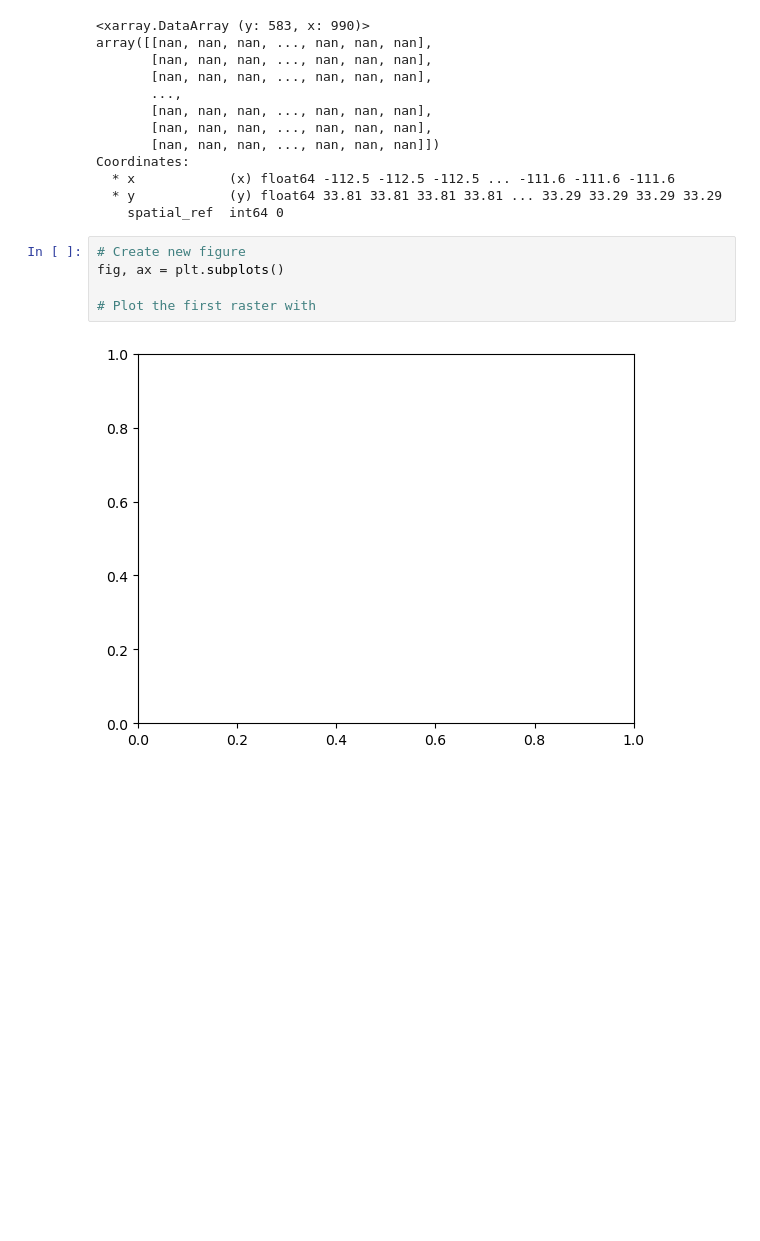
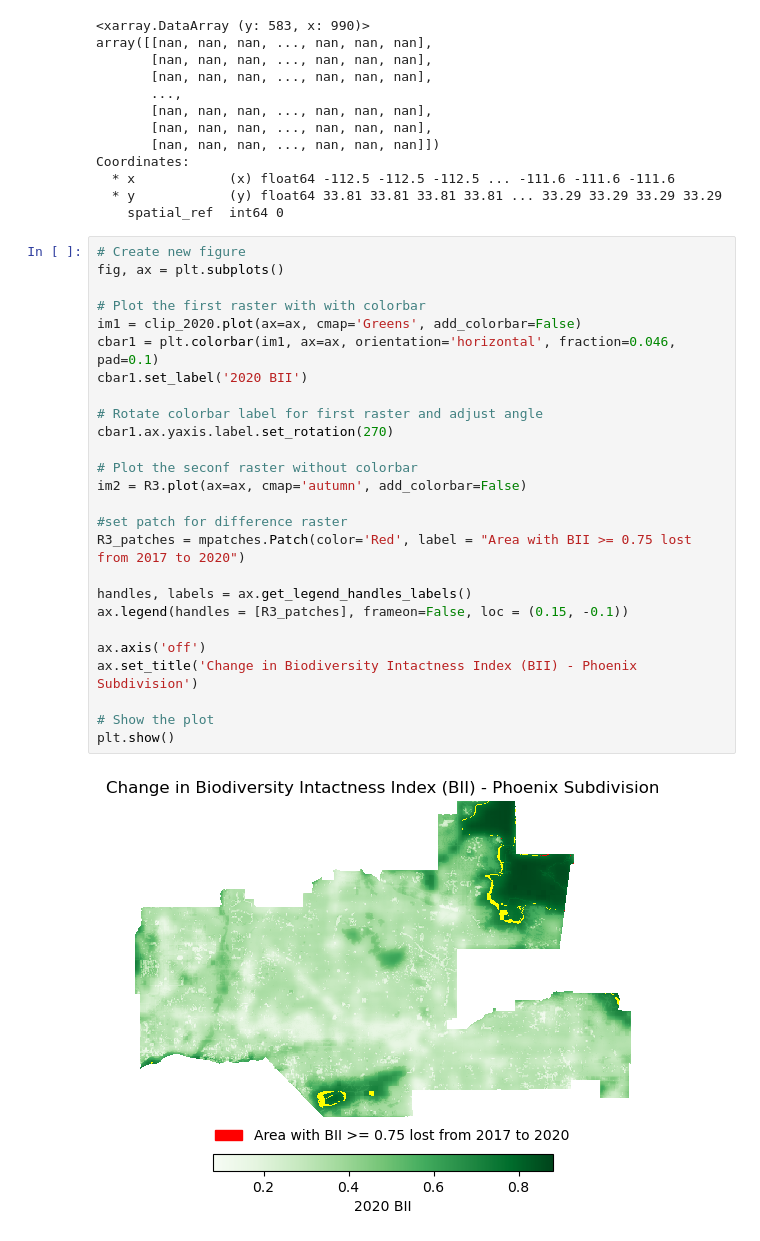
Before and after one commit to lchenhub/Maricopa-County-Biodiversity-Intactness-Index, a Jupyter notebook: Maricopa County BI.ipynb, the cells around one changed output. Drawn from its saved outputs; the diff is of its cells as text; blank space fills up the shorter version.

Commit message:
completed last plot

```diff
--- a/Maricopa County BI.ipynb
+++ b/Maricopa County BI.ipynb
@@ -510,7 +511,28 @@ Coordinates:
 # %%
 # Create new figure
 fig, ax = plt.subplots()
 
-# Plot the first raster with
+# Plot the first raster with with colorbar
+im1 = clip_2020.plot(ax=ax, cmap='Greens', add_colorbar=False)
+cbar1 = plt.colorbar(im1, ax=ax, orientation='horizontal', fraction=0.046, pad=0.1)
+cbar1.set_label('2020 BII')
+
+# Rotate colorbar label for first raster and adjust angle
+cbar1.ax.yaxis.label.set_rotation(270)
+
+# Plot the seconf raster without colorbar
+im2 = R3.plot(ax=ax, cmap='autumn', add_colorbar=False)
+
+#set patch for difference raster
+R3_patches = mpatches.Patch(color='Red', label = "Area with BII >= 0.75 lost from 2017 to 2020")
+
+handles, labels = ax.get_legend_handles_labels()
+ax.legend(handles = [R3_patches], frameon=False, loc = (0.15, -0.1))
+
+ax.axis('off')
+ax.set_title('Change in Biodiversity Intactness Index (BII) - Phoenix Subdivision')
+
+# Show the plot
+plt.show()
 # %% [output]
-[figure, old version]
+[figure, new version]
```
Also changed, not shown: parts of 3 cells of this notebook.
